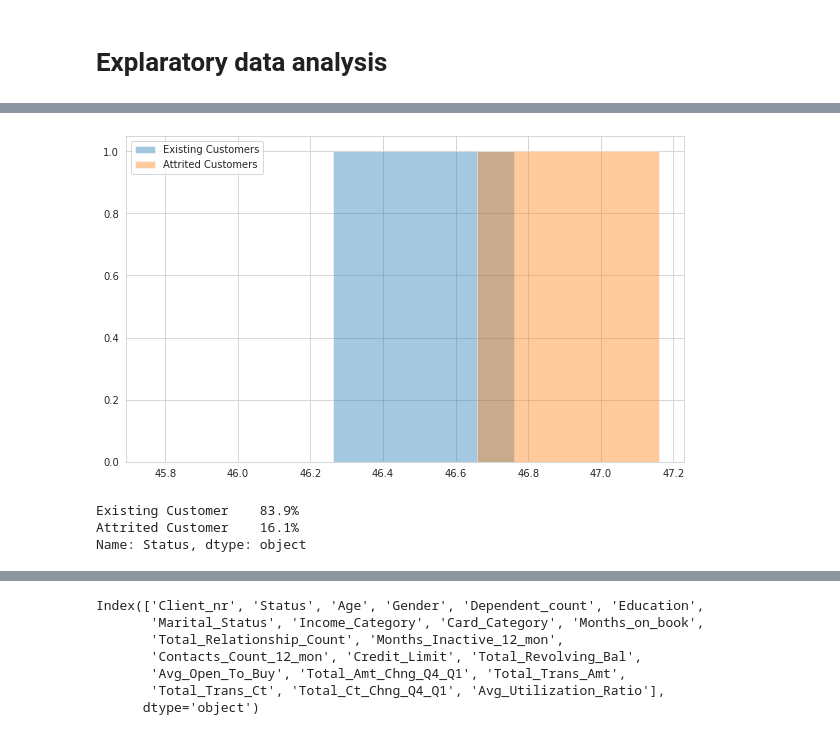
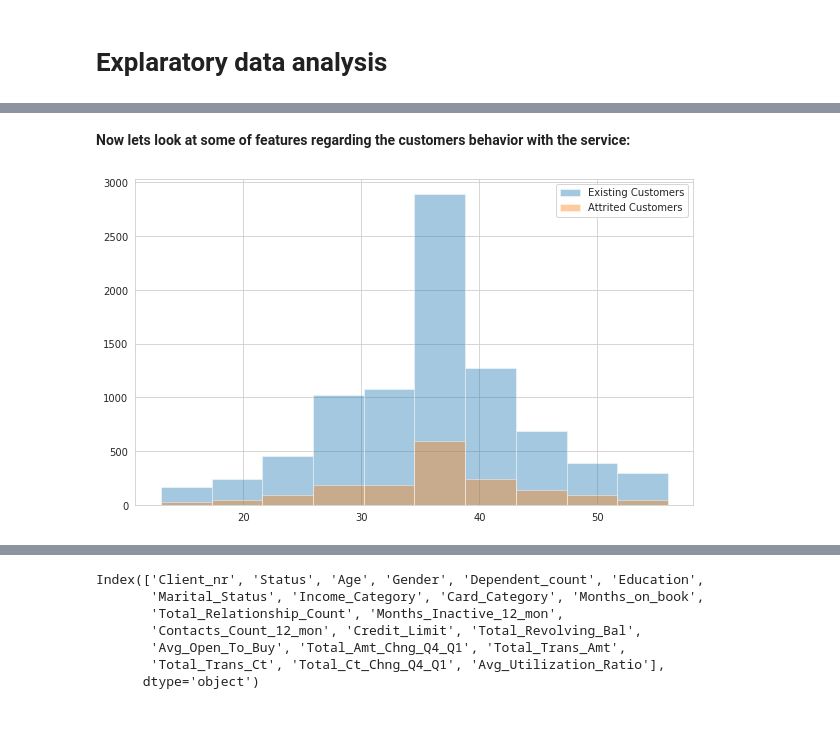
Before and after one commit to AG-at-HI-AIBC23/AG-at-HI-AIBC23, a Jupyter notebook: bank-churners-eda.ipynb, the cells around one changed output, grey strips where cells are left out. Saved outputs shown, nothing was run; the diff lists cells and outputs as text; code cells hidden in the pictures.

```diff
--- a/bank-churners-eda.ipynb
+++ b/bank-churners-eda.ipynb
@@ -207,8 +250,7 @@ Now lets take a look at what columns are of most intresting and what columns we
 We got the information from the dataset source that the last two columns where to be deleted.
 # %%
 df.drop(['Naive_Bayes_Classifier_Attrition_Flag_Card_Category_Contacts_Count_12_mon_Dependent_count_Education_Level_Months_Inactive_12_mon_1',
-          'Naive_Bayes_Classifier_Attrition_Flag_Card_Category_Contacts_Count_12_mon_Dependent_count_Education_Level_Months_Inactive_12_mon_2',
-          ], axis = 1, inplace = True)
+          'Naive_Bayes_Classifier_Attrition_Flag_Card_Category_Contacts_Count_12_mon_Dependent_count_Education_Level_Months_Inactive_12_mon_2'], axis = 1, inplace = True)
 # %% [markdown]
 **Rename columns**
 # %% [markdown]
@@ -290,12 +463,8 @@ ac = df[df['Status'] == "Attrited Customer"]
+# %% [markdown]
+**Now lets look at some of features regarding the customers behavior with the service:**
 # %%
-plt.hist(ec.Age.mean(), alpha=0.4, bins=2);
-plt.hist(ac.Age.mean(), alpha=0.4, bins=2);
+plt.hist(ec.Months_on_book, alpha=0.4); #bins=2);
+plt.hist(ac.Months_on_book, alpha=0.4); #bins=2);
 plt.legend(['Existing Customers', 'Attrited Customers']);
 # %% [output]
-[figure, old version]
+[figure, new version]
-# %%
-df['Status'].value_counts(normalize=True).mul(100).round(1).astype(str) + '%'
-# %% [output]
-Existing Customer    83.9%
-Attrited Customer    16.1%
-Name: Status, dtype: object
```
Also changed, not shown: parts of 64 cells of this notebook.
